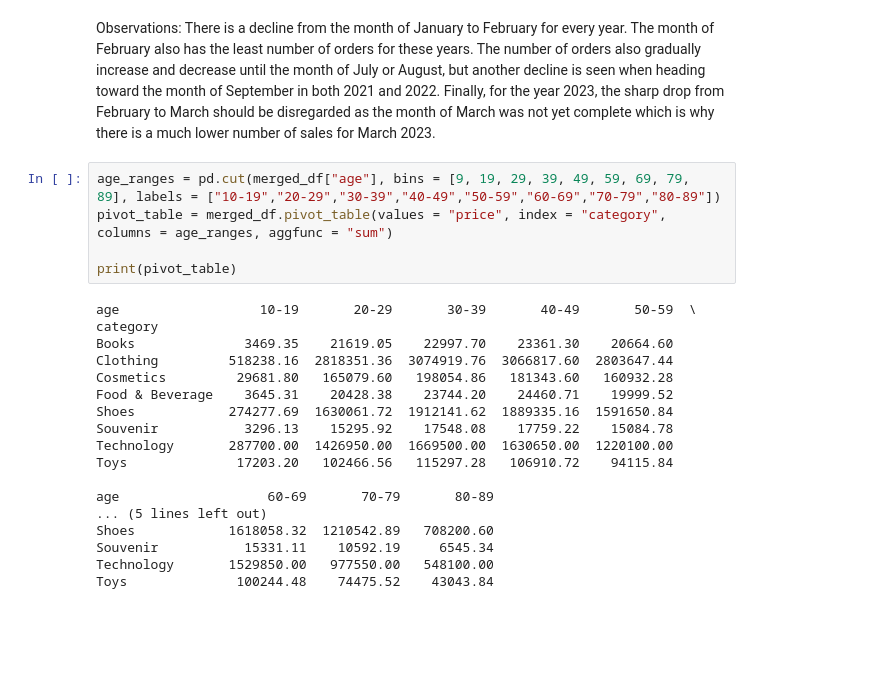
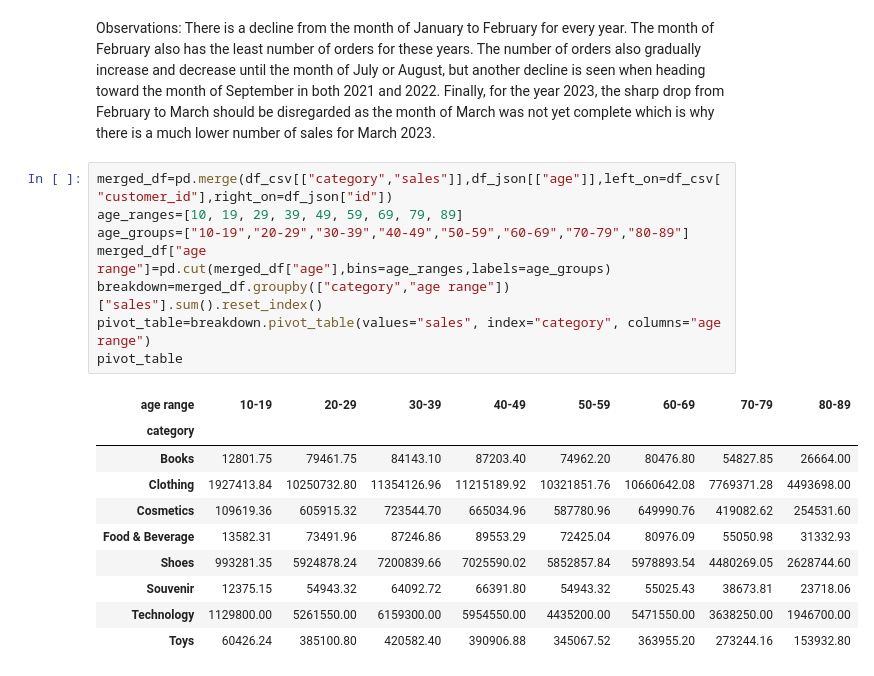
Before and after one commit to mialimm/ITMGT-25.03-Analyze-Sales-Data-Pandas-Assignment, a Jupyter notebook: sales-data.ipynb, the cells around one changed output. Saved outputs shown, nothing was run; the diff lists cells and outputs as text; blank space fills up the shorter version.

```diff
--- a/sales-data.ipynb
+++ b/sales-data.ipynb
@@ -145,25 +144,21 @@ Text(0.5, 1.0, 'Trends in Orders by Month')
 # %% [markdown]
 Observations: There is a decline from the month of January to February for every year. The month of February also has the least number of orders for these years. The number of orders also gradually increase and decrease until the month of July or August, but another decline is seen when heading toward the month of September in both 2021 and 2022. Finally, for the year 2023, the sharp drop from February to March should be disregarded as the month of March was not yet complete which is why there is a much lower number of sales for March 2023.
 # %%
-age_ranges = pd.cut(merged_df["age"], bins = [9, 19, 29, 39, 49, 59, 69, 79, 89], labels = ["10-19","20-29","30-39","40-49","50-59","60-69","70-79","80-89"])
-pivot_table = merged_df.pivot_table(values = "price", index = "category", columns = age_ranges, aggfunc = "sum")
-
-print(pivot_table)
+merged_df=pd.merge(df_csv[["category","sales"]],df_json[["age"]],left_on=df_csv["customer_id"],right_on=df_json["id"])
+age_ranges=[10, 19, 29, 39, 49, 59, 69, 79, 89]
+age_groups=["10-19","20-29","30-39","40-49","50-59","60-69","70-79","80-89"]
+merged_df["age range"]=pd.cut(merged_df["age"],bins=age_ranges,labels=age_groups)
+breakdown=merged_df.groupby(["category","age range"])["sales"].sum().reset_index()
+pivot_table=breakdown.pivot_table(values="sales", index="category", columns="age range")
+pivot_table
 # %% [output]
-age                  10-19       20-29       30-39       40-49       50-59  \
-category
-Books              3469.35    21619.05    22997.70    23361.30    20664.60
-Clothing         518238.16  2818351.36  3074919.76  3066817.60  2803647.44
-Cosmetics         29681.80   165079.60   198054.86   181343.60   160932.28
-Food & Beverage    3645.31    20428.38    23744.20    24460.71    19999.52
-Shoes            274277.69  1630061.72  1912141.62  1889335.16  1591650.84
-Souvenir           3296.13    15295.92    17548.08    17759.22    15084.78
-Technology       287700.00  1426950.00  1669500.00  1630650.00  1220100.00
-Toys              17203.20   102466.56   115297.28   106910.72    94115.84
-
-age                   60-69       70-79       80-89
-... (5 lines left out)
-Shoes            1618058.32  1210542.89   708200.60
-Souvenir           15331.11    10592.19     6545.34
-Technology       1529850.00   977550.00   548100.00
-Toys              100244.48    74475.52    43043.84
+| age range | 10-19 | 20-29 | 30-39 | 40-49 | 50-59 | 60-69 | 70-79 | 80-89 |
+| category |  |  |  |  |  |  |  |  |
+| Books | 12801.75 | 79461.75 | 84143.10 | 87203.40 | 74962.20 | 80476.80 | 54827.85 | 26664.00 |
+| Clothing | 1927413.84 | 10250732.80 | 11354126.96 | 11215189.92 | 10321851.76 | 10660642.08 | 7769371.28 | 4493698.00 |
+| Cosmetics | 109619.36 | 605915.32 | 723544.70 | 665034.96 | 587780.96 | 649990.76 | 419082.62 | 254531.60 |
+| Food & Beverage | 13582.31 | 73491.96 | 87246.86 | 89553.29 | 72425.04 | 80976.09 | 55050.98 | 31332.93 |
+| Shoes | 993281.35 | 5924878.24 | 7200839.66 | 7025590.02 | 5852857.84 | 5978893.54 | 4480269.05 | 2628744.60 |
+| Souvenir | 12375.15 | 54943.32 | 64092.72 | 66391.80 | 54943.32 | 55025.43 | 38673.81 | 23718.06 |
+| Technology | 1129800.00 | 5261550.00 | 6159300.00 | 5954550.00 | 4435200.00 | 5471550.00 | 3638250.00 | 1946700.00 |
+| Toys | 60426.24 | 385100.80 | 420582.40 | 390906.88 | 345067.52 | 363955.20 | 273244.16 | 153932.80 |
```
Also changed, not shown: parts of 1 cell of this notebook.
